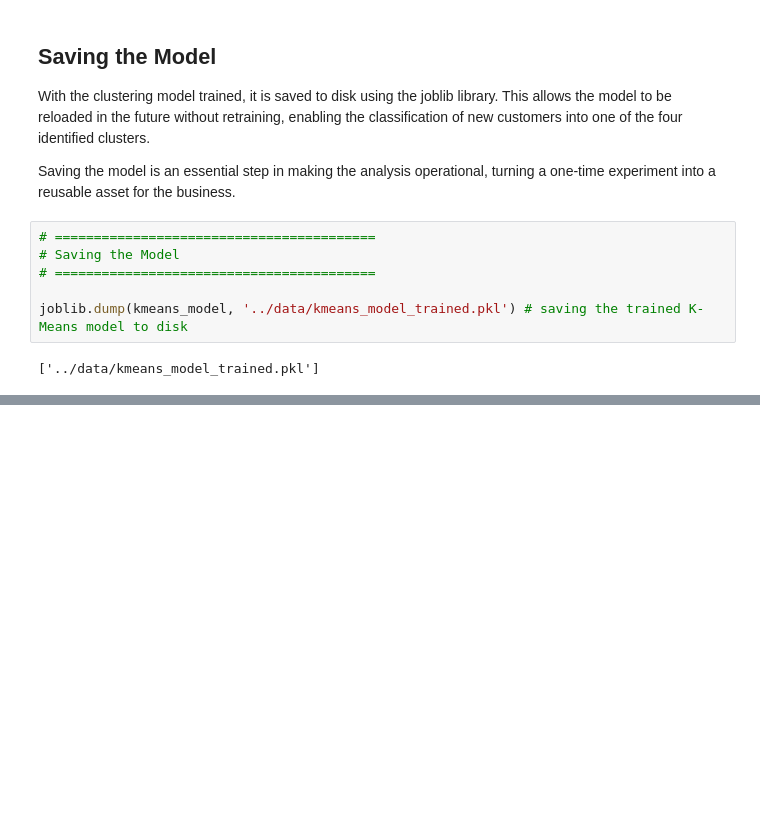
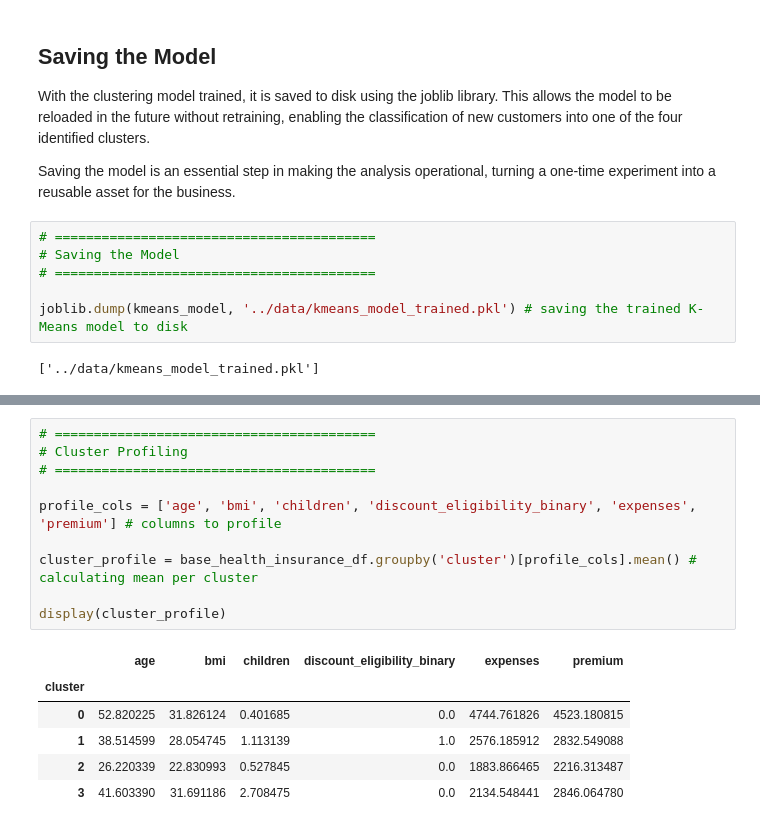
Before and after one commit to renancaetan0/case_health_insurance, a Jupyter notebook: notebooks/health_insurance_clustering.ipynb, the cells around one changed output, grey strips where cells are left out. Drawn from its saved outputs; the diff is of its cells as text; blank space fills up the shorter version.

```diff
--- a/notebooks/health_insurance_clustering.ipynb
+++ b/notebooks/health_insurance_clustering.ipynb
@@ -295,0 +311,17 @@ joblib.dump(kmeans_model, '../data/kmeans_model_trained.pkl') # saving the train
+# %%
+# =========================================
+# Cluster Profiling
+# =========================================
+
+profile_cols = ['age', 'bmi', 'children', 'discount_eligibility_binary', 'expenses', 'premium'] # columns to profile
+
+cluster_profile = base_health_insurance_df.groupby('cluster')[profile_cols].mean() # calculating mean per cluster
+
+display(cluster_profile)
+# %% [output]
+|  | age | bmi | children | discount_eligibility_binary | expenses | premium |
+| cluster |  |  |  |  |  |  |
+| 0 | 52.820225 | 31.826124 | 0.401685 | 0.0 | 4744.761826 | 4523.180815 |
+| 1 | 38.514599 | 28.054745 | 1.113139 | 1.0 | 2576.185912 | 2832.549088 |
+| 2 | 26.220339 | 22.830993 | 0.527845 | 0.0 | 1883.866465 | 2216.313487 |
+| 3 | 41.603390 | 31.691186 | 2.708475 | 0.0 | 2134.548441 | 2846.064780 |
```
Also changed, not shown: parts of 4 cells of this notebook.
